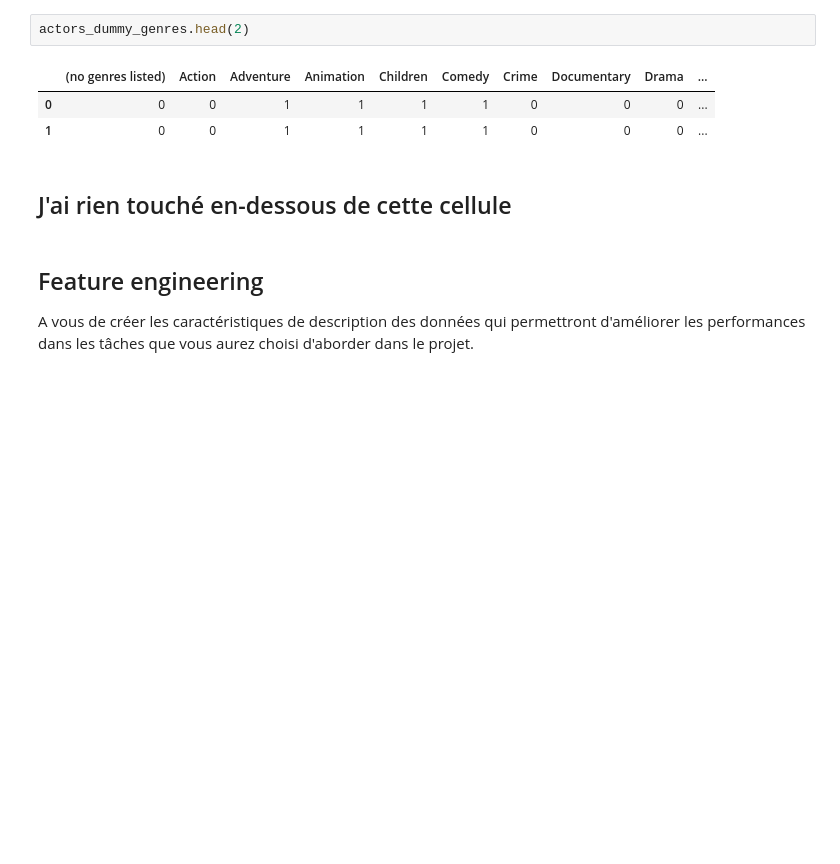
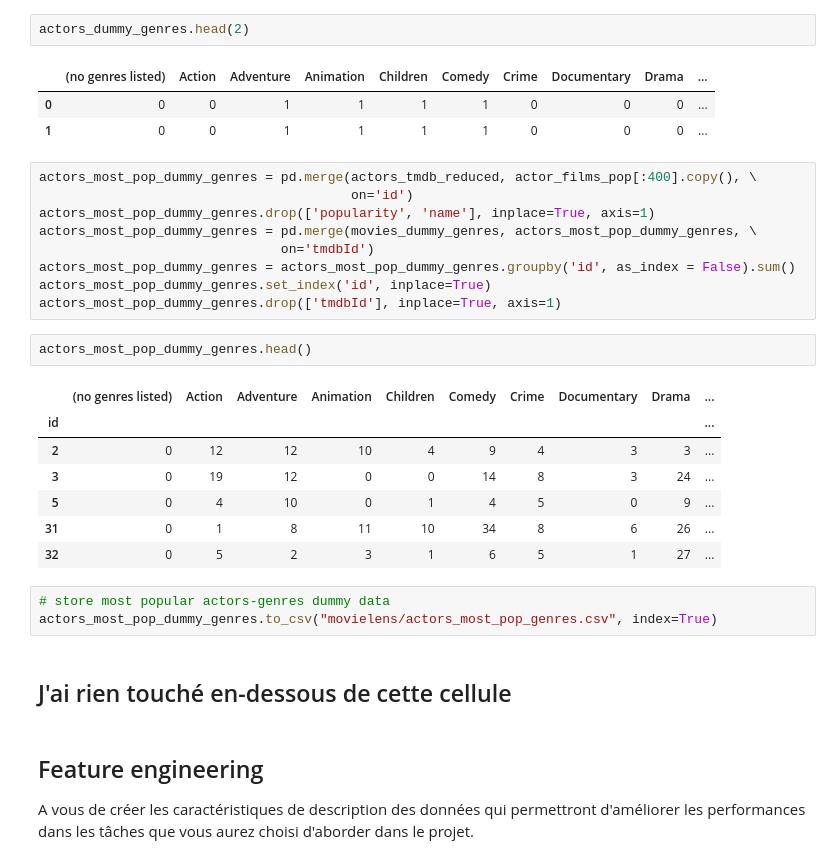
Before and after one commit to hanouticelina/data-mining-movielens, a Jupyter notebook: assignment.ipynb, the cells around one changed output. Cells and saved outputs as stored; diff of their text form; blank space fills up the shorter version.

```diff
--- a/assignment.ipynb
+++ b/assignment.ipynb
@@ -415,6 +402,28 @@ actors_dummy_genres.head(2)
 |  | (no genres listed) | Action | Adventure | Animation | Children | Comedy | Crime | Documentary | Drama | ... |
 | 0 | 0 | 0 | 1 | 1 | 1 | 1 | 0 | 0 | 0 | ... |
 | 1 | 0 | 0 | 1 | 1 | 1 | 1 | 0 | 0 | 0 | ... |
+# %%
+actors_most_pop_dummy_genres = pd.merge(actors_tmdb_reduced, actor_films_pop[:400].copy(), \
+                                        on='id')
+actors_most_pop_dummy_genres.drop(['popularity', 'name'], inplace=True, axis=1)
+actors_most_pop_dummy_genres = pd.merge(movies_dummy_genres, actors_most_pop_dummy_genres, \
+                               on='tmdbId')
+actors_most_pop_dummy_genres = actors_most_pop_dummy_genres.groupby('id', as_index = False).sum()
+actors_most_pop_dummy_genres.set_index('id', inplace=True)
+actors_most_pop_dummy_genres.drop(['tmdbId'], inplace=True, axis=1)
+# %%
+actors_most_pop_dummy_genres.head()
+# %% [output]
+|  | (no genres listed) | Action | Adventure | Animation | Children | Comedy | Crime | Documentary | Drama | ... |
+| id |  |  |  |  |  |  |  |  |  | ... |
+| 2 | 0 | 12 | 12 | 10 | 4 | 9 | 4 | 3 | 3 | ... |
+| 3 | 0 | 19 | 12 | 0 | 0 | 14 | 8 | 3 | 24 | ... |
+| 5 | 0 | 4 | 10 | 0 | 1 | 4 | 5 | 0 | 9 | ... |
+| 31 | 0 | 1 | 8 | 11 | 10 | 34 | 8 | 6 | 26 | ... |
+| 32 | 0 | 5 | 2 | 3 | 1 | 6 | 5 | 1 | 27 | ... |
+# %%
+# store most popular actors-genres dummy data
+actors_most_pop_dummy_genres.to_csv("movielens/actors_most_pop_genres.csv", index=True)
 # %% [markdown]
 ## J'ai rien touché en-dessous de cette cellule
 # %% [markdown]
```
Also changed, not shown: parts of 2 cells of this notebook, 2 other files.
